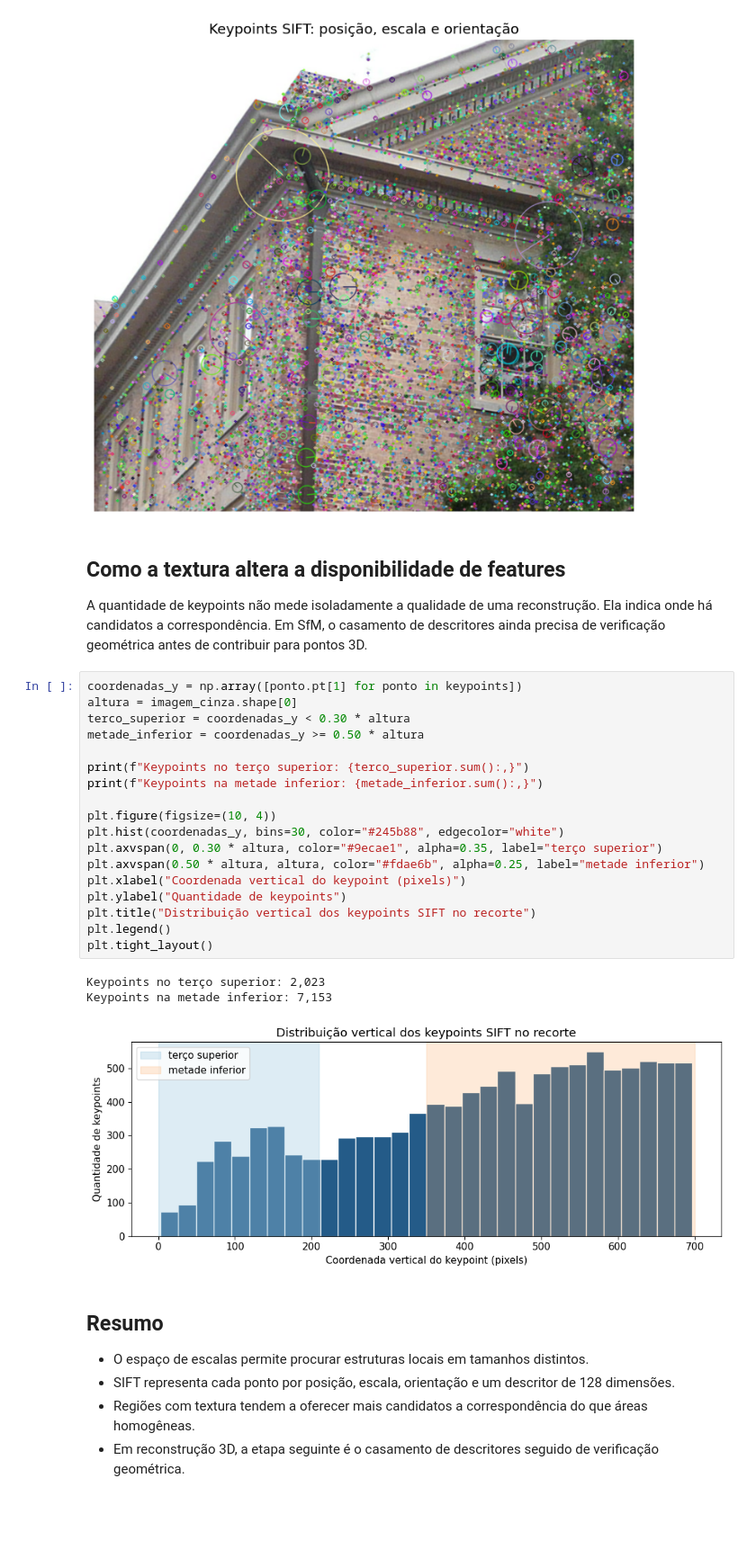
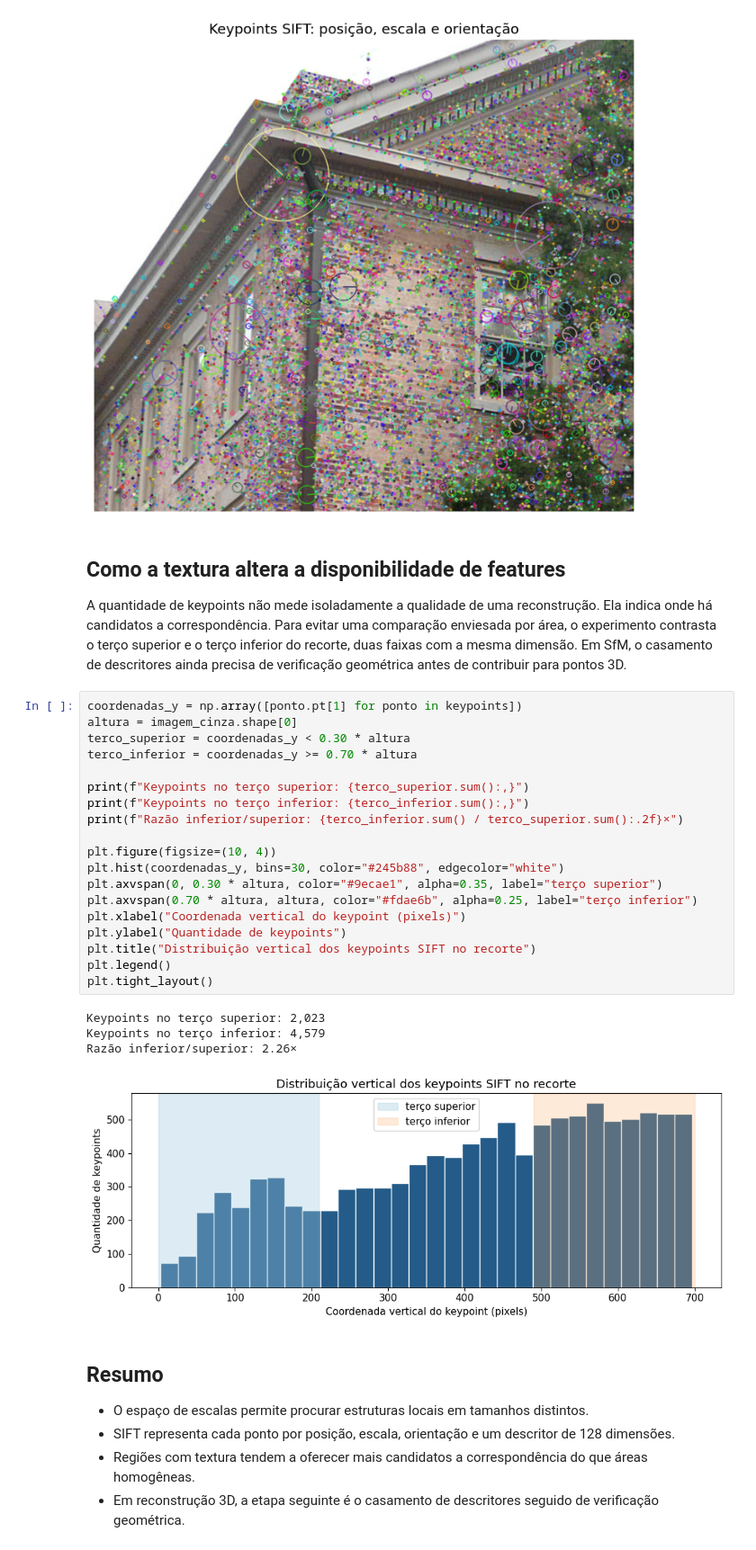
Before and after one commit to carlosfab/blog-sigmoidal, a Jupyter notebook: feature-detection-reconstrucao-3d/feature_detection_reconstrucao_3d.ipynb, the cells around one changed output. Shown at 90% size. Saved outputs shown, nothing was run; the diff lists cells and outputs as text; blank space fills up the shorter version.

```diff
--- a/feature-detection-reconstrucao-3d/feature_detection_reconstrucao_3d.ipynb
+++ b/feature-detection-reconstrucao-3d/feature_detection_reconstrucao_3d.ipynb
@@ -118,29 +130,31 @@ Tipo numérico: float32
 # %% [markdown]
 ## Como a textura altera a disponibilidade de features
 
-A quantidade de keypoints não mede isoladamente a qualidade de uma reconstrução. Ela indica onde há candidatos a correspondência. Em SfM, o casamento de descritores ainda precisa de verificação geométrica antes de contribuir para pontos 3D.
+A quantidade de keypoints não mede isoladamente a qualidade de uma reconstrução. Ela indica onde há candidatos a correspondência. Para evitar uma comparação enviesada por área, o experimento contrasta o terço superior e o terço inferior do recorte, duas faixas com a mesma dimensão. Em SfM, o casamento de descritores ainda precisa de verificação geométrica antes de contribuir para pontos 3D.
 # %%
 coordenadas_y = np.array([ponto.pt[1] for ponto in keypoints])
 altura = imagem_cinza.shape[0]
 terco_superior = coordenadas_y < 0.30 * altura
-metade_inferior = coordenadas_y >= 0.50 * altura
+terco_inferior = coordenadas_y >= 0.70 * altura
 
 print(f"Keypoints no terço superior: {terco_superior.sum():,}")
-print(f"Keypoints na metade inferior: {metade_inferior.sum():,}")
+print(f"Keypoints no terço inferior: {terco_inferior.sum():,}")
+print(f"Razão inferior/superior: {terco_inferior.sum() / terco_superior.sum():.2f}×")
 
 plt.figure(figsize=(10, 4))
 plt.hist(coordenadas_y, bins=30, color="#245b88", edgecolor="white")
 plt.axvspan(0, 0.30 * altura, color="#9ecae1", alpha=0.35, label="terço superior")
-plt.axvspan(0.50 * altura, altura, color="#fdae6b", alpha=0.25, label="metade inferior")
+plt.axvspan(0.70 * altura, altura, color="#fdae6b", alpha=0.25, label="terço inferior")
 plt.xlabel("Coordenada vertical do keypoint (pixels)")
 plt.ylabel("Quantidade de keypoints")
 plt.title("Distribuição vertical dos keypoints SIFT no recorte")
 plt.legend()
 plt.tight_layout()
 # %% [output]
 Keypoints no terço superior: 2,023
-Keypoints na metade inferior: 7,153
+Keypoints no terço inferior: 4,579
+Razão inferior/superior: 2.26×
-[figure, old version]
+[figure, new version]
 # %% [markdown]
 ## Resumo
 
```
Also changed, not shown: parts of 3 cells of this notebook.
